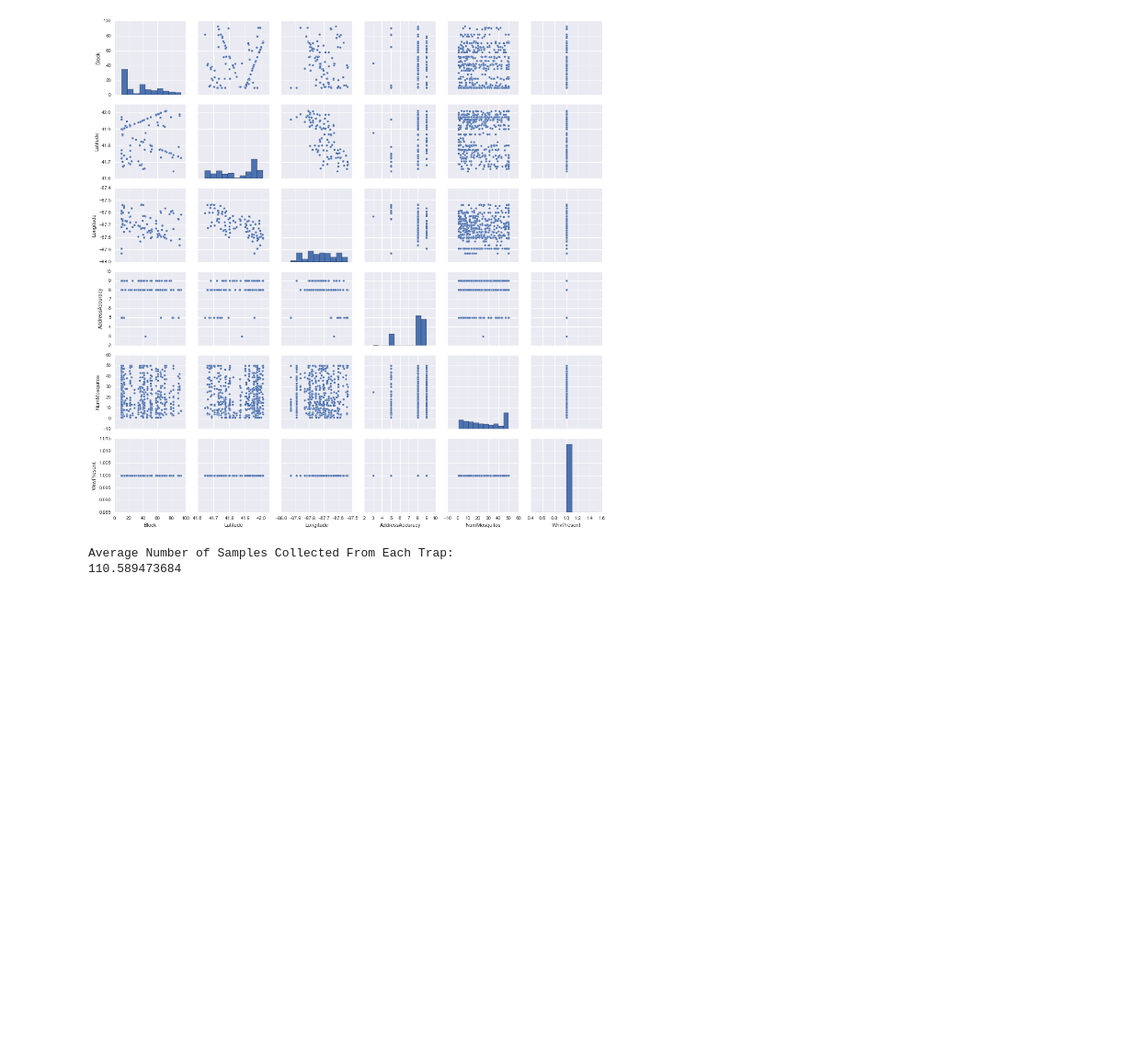
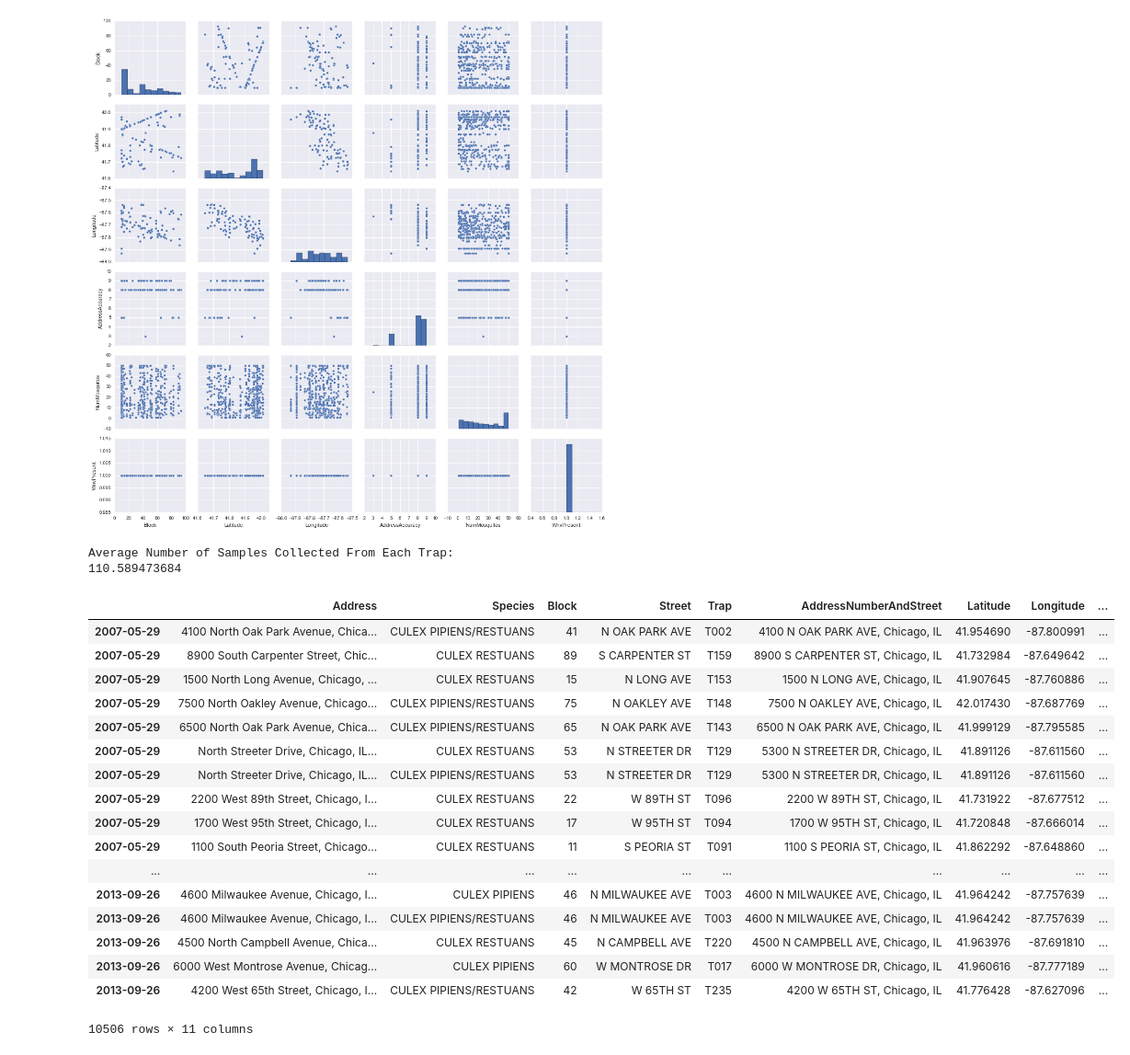
Before and after one commit to cl65610/west_nile, a Jupyter notebook: research/eda_work_train_df.ipynb, the cells around one changed output. Shown: that part at 92% size. Drawn from its saved outputs; the diff is of its cells as text; code cells hidden in the pictures; blank space fills up the shorter version.

Commit message:
changes to training data notebook

```diff
--- a/research/eda_work_train_df.ipynb
+++ b/research/eda_work_train_df.ipynb
@@ -179,3 +179,24 @@ print 'Average Number of Samples Collected From Each Trap:\n', train_df.index.va
 # %% [output]
 Average Number of Samples Collected From Each Trap:
 110.589473684
+# %%
+train_df
+# %% [output]
+|  | Address | Species | Block | Street | Trap | AddressNumberAndStreet | Latitude | Longitude | ... |
+| 2007-05-29 | 4100 North Oak Park Avenue, Chica... | CULEX PIPIENS/RESTUANS | 41 | N OAK PARK AVE | T002 | 4100 N OAK PARK AVE, Chicago, IL | 41.954690 | -87.800991 | ... |
+| 2007-05-29 | 8900 South Carpenter Street, Chic... | CULEX RESTUANS | 89 | S CARPENTER ST | T159 | 8900 S CARPENTER ST, Chicago, IL | 41.732984 | -87.649642 | ... |
+| 2007-05-29 | 1500 North Long Avenue, Chicago, ... | CULEX RESTUANS | 15 | N LONG AVE | T153 | 1500 N LONG AVE, Chicago, IL | 41.907645 | -87.760886 | ... |
+| 2007-05-29 | 7500 North Oakley Avenue, Chicago... | CULEX PIPIENS/RESTUANS | 75 | N OAKLEY AVE | T148 | 7500 N OAKLEY AVE, Chicago, IL | 42.017430 | -87.687769 | ... |
+| 2007-05-29 | 6500 North Oak Park Avenue, Chica... | CULEX PIPIENS/RESTUANS | 65 | N OAK PARK AVE | T143 | 6500 N OAK PARK AVE, Chicago, IL | 41.999129 | -87.795585 | ... |
+| 2007-05-29 | North Streeter Drive, Chicago, IL... | CULEX RESTUANS | 53 | N STREETER DR | T129 | 5300 N STREETER DR, Chicago, IL | 41.891126 | -87.611560 | ... |
+| 2007-05-29 | North Streeter Drive, Chicago, IL... | CULEX PIPIENS/RESTUANS | 53 | N STREETER DR | T129 | 5300 N STREETER DR, Chicago, IL | 41.891126 | -87.611560 | ... |
+| 2007-05-29 | 2200 West 89th Street, Chicago, I... | CULEX RESTUANS | 22 | W 89TH ST | T096 | 2200 W 89TH ST, Chicago, IL | 41.731922 | -87.677512 | ... |
+| 2007-05-29 | 1700 West 95th Street, Chicago, I... | CULEX RESTUANS | 17 | W 95TH ST | T094 | 1700 W 95TH ST, Chicago, IL | 41.720848 | -87.666014 | ... |
+| 2007-05-29 | 1100 South Peoria Street, Chicago... | CULEX RESTUANS | 11 | S PEORIA ST | T091 | 1100 S PEORIA ST, Chicago, IL | 41.862292 | -87.648860 | ... |
+| ... | ... | ... | ... | ... | ... | ... | ... | ... | ... |
+| 2013-09-26 | 4600 Milwaukee Avenue, Chicago, I... | CULEX PIPIENS | 46 | N MILWAUKEE AVE | T003 | 4600 N MILWAUKEE AVE, Chicago, IL | 41.964242 | -87.757639 | ... |
+| 2013-09-26 | 4600 Milwaukee Avenue, Chicago, I... | CULEX PIPIENS/RESTUANS | 46 | N MILWAUKEE AVE | T003 | 4600 N MILWAUKEE AVE, Chicago, IL | 41.964242 | -87.757639 | ... |
+| 2013-09-26 | 4500 North Campbell Avenue, Chica... | CULEX RESTUANS | 45 | N CAMPBELL AVE | T220 | 4500 N CAMPBELL AVE, Chicago, IL | 41.963976 | -87.691810 | ... |
+| 2013-09-26 | 6000 West Montrose Avenue, Chicag... | CULEX PIPIENS | 60 | W MONTROSE DR | T017 | 6000 W MONTROSE DR, Chicago, IL | 41.960616 | -87.777189 | ... |
+| 2013-09-26 | 4200 West 65th Street, Chicago, I... | CULEX PIPIENS/RESTUANS | 42 | W 65TH ST | T235 | 4200 W 65TH ST, Chicago, IL | 41.776428 | -87.627096 | ... |
+10506 rows × 11 columns
```
Also changed, not shown: parts of 5 cells of this notebook.
